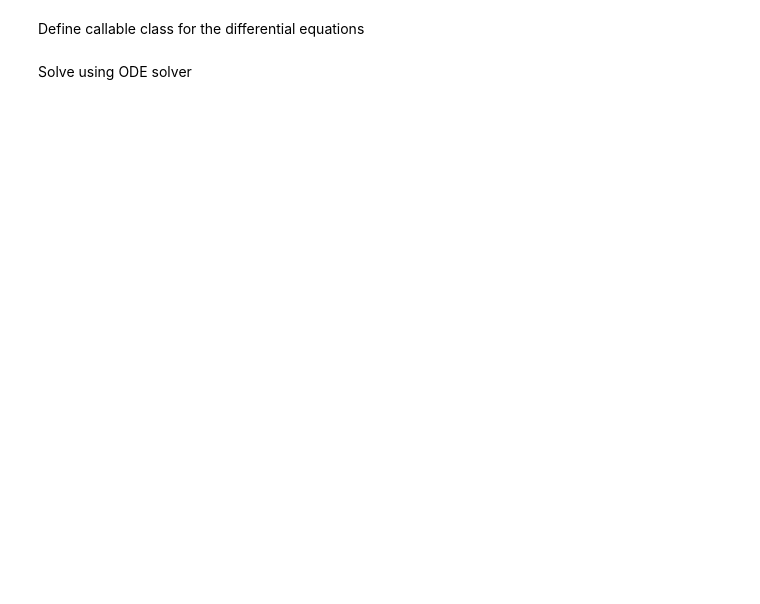
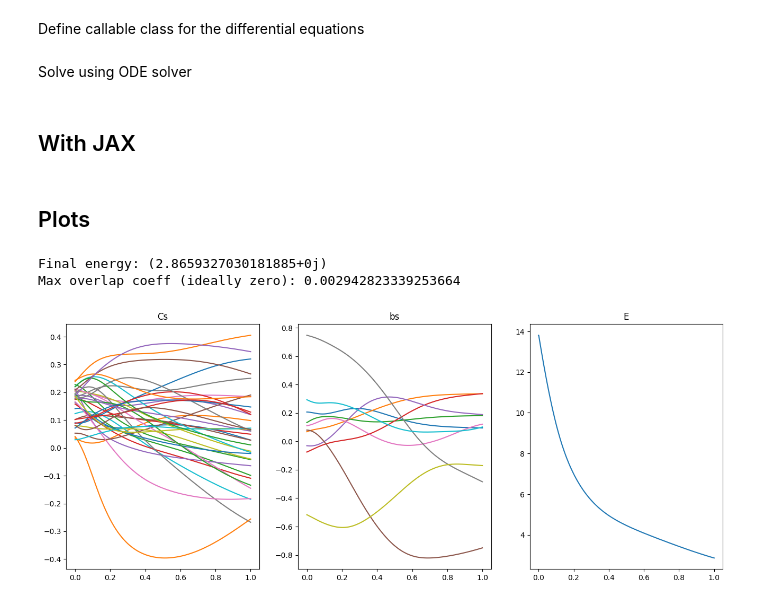
Before and after one commit to leoskar/mctdhf, a Jupyter notebook: MCTDHF_fd_direct.ipynb, the cells around one changed output. Cells and saved outputs as stored; diff of their text form; code cells hidden in the pictures; blank space fills up the shorter version.

```diff
--- a/MCTDHF_fd_direct.ipynb
+++ b/MCTDHF_fd_direct.ipynb
@@ -182,11 +247,9 @@ class MCDTHF_imaginary_time:
         self.num_slater_dets = num_alpha_dets*num_beta_dets
         self.C_shape = (num_alpha_dets, num_beta_dets)
 
-        self.dCI = SemiDirectCI(np.zeros((num_mctdhf_orbitals,)*2),
-                            np.zeros((num_mctdhf_orbitals,)*4),
-                            self.num_mctdhf_orbitals,
-                            num_alpha_electrons,
-                            num_beta_electrons)
+        self.dCI = SemiDirectCI(self.num_mctdhf_orbitals,
+                                num_alpha_electrons,
+                                num_beta_electrons)
 
 
     def __call__(self, t, y):
@@ -203,18 +266,18 @@ class MCDTHF_imaginary_time:
         g_4 = contract('ip, iqrs -> pqrs', bc, g_3)
         g_5 = contract('ip, pqrs -> iqrs', b, g_4)
 
-
-        self.dCI.update_electron_integrals(h_2, g_4)
         D, d = self.dCI.get_RDMs(C.reshape(self.C_shape))
         #D_inv = np.linalg.pinv(D)
         # Regularize
-        eps = 1e-3
-        D_reg = D + eps*expm(-D/eps)
-        D_inv = pinvh(D_reg)
+        #eps = 1e-10
+        #D_reg = D + eps*expm(-D/eps)
+        D_inv = np.linalg.pinv(D)#_reg)
+        #D_inv = pinvh(D_reg)
 
         b_dot = -(h_1 - h_3 + contract('np, pqrs, iqrs -> in', D_inv, d, g_3-g_5))
 
-        sigma = self.dCI.get_sigma(C.reshape(self.C_shape)).flatten()
+        #sigma = self.dCI.get_sigma_equal_spins(C.reshape(self.C_shape)).flatten()
+        sigma = self.dCI.get_sigma(C.reshape(self.C_shape), h_2, g_4).flatten()
 
         ## "Renormalization" from (127) in Beck et al. rewritten to direct CI
         #E = self.dCI.calculate_energy_from_RDMs(D,d)
@@ -230,6 +293,8 @@ Solve using ODE solver
 mctdhf_fun = MCDTHF_imaginary_time(h, g, num_mctdhf_orbitals, num_spatial_orbitals, num_alpha_electrons, num_beta_electrons)
 
 y_init = Cb_to_y(C_init, b_init)
+#y_init = Cb_to_y(C_f, b_f)
+
 
 Cs = [C_init]
 bs = [b_init]
@@ -240,15 +305,15 @@ g_2 = contract('jq, ls, ijkl -> iqks', b_init.conj(), b_init, g)
 g_3 = contract('kr, iqks -> iqrs', b_init, g_2)
 g_4 = contract('ip, iqrs -> pqrs', b_init.conj(), g_3)
 
-dCI = SemiDirectCI(h_2, g_4, num_mctdhf_orbitals, num_alpha_electrons, num_beta_electrons)
+dCI = SemiDirectCI(num_mctdhf_orbitals, num_alpha_electrons, num_beta_electrons)
 
-E_init = dCI.calculate_energy(C_init.reshape(num_mctdhf_alpha_dets, num_mctdhf_beta_dets))
+E_init = dCI.calculate_energy(C_init.reshape(num_mctdhf_alpha_dets, num_mctdhf_beta_dets), h_2, g_4)
 Es = [E_init]
 
 t_init = 0
 t_final = 5.0
-solver = DOP853(mctdhf_fun, t_init, y_init, t_final, max_step = 1e-2)
-#solver = RK45(mctdhf_fun, t_init, y_init, t_final, max_step = 1e-2)
+#solver = DOP853(mctdhf_fun, t_init, y_init, t_final, max_step = 1e-2)
+solver = RK45(mctdhf_fun, t_init, y_init, t_final, max_step = 1e-2)
 #solver = RK23(mctdhf_fun, t_init, y_init, t_final, max_step = 0.001)
 
 while solver.status == 'running':
@@ -258,7 +323,6 @@ while solver.status == 'running':
     # Normalize every step during imaginary time prop
     C = np.divide(C, np.sqrt(C.T.conj()@C))
 
-    # Might be better to move this renormalization to inside the mctdhf_func?
     b = np.divide(b, np.sqrt(np.einsum('ij, ij -> j', b.conj(), b)))
     b = gram_schmidt(b)
     bc = b.conj()
@@ -270,8 +334,7 @@ while solver.status == 'running':
     g_3 = contract('kr, iqks -> iqrs', b, g_2)
     g_4 = contract('ip, iqrs -> pqrs', bc, g_3)
 
-    dCI.update_electron_integrals(h_2, g_4)
-    E = dCI.calculate_energy(C.reshape(num_mctdhf_alpha_dets, num_mctdhf_beta_dets))
+    E = dCI.calculate_energy(C.reshape(num_mctdhf_alpha_dets, num_mctdhf_beta_dets), h_2, g_4)
 
     Es.append(E)
     Cs.append(C)
@@ -281,3 +344,5 @@ while solver.status == 'running':
 else:
     if solver.status != 'finished':
         raise(RuntimeError(msg))
+# %% [markdown]
+## With JAX
@@ -284,31 +498,38 @@ else:
+# %% [markdown]
+## Plots
 # %%
-C_f, b_f = y_to_Cb(solver.y, num_mctdhf_orbitals, num_spatial_orbitals, num_mctdhf_dets)
+#C_f, b_f = y_to_Cb(solver.y, num_mctdhf_orbitals, num_spatial_orbitals, num_mctdhf_dets)
+C_f, b_f = y_to_Cb(y, num_mctdhf_orbitals, num_spatial_orbitals, num_mctdhf_dets)
 #print(f"Final b =\n{b_f}")
 #print(f"Final C =\n{C_f}")
 #print(f"Energy: {Es[-1]}")
 #print(f"Energy deviation =\n{Es[-1]-E_exact}")
 print(f"Final energy: {Es[-1]}")
 
 #print(f"Overlap matrix for final b:\n{b_f.T@b_f}")
 
 print(f"Max overlap coeff (ideally zero): {np.abs(np.max(b_f.T@b_f-np.eye(num_mctdhf_orbitals)))}")
 
 
 b_arr = np.array(bs)
 Es = np.array(Es)
 Cs = np.array(Cs)
-t = np.linspace(t_init, solver.t, len(Cs))
+t = np.linspace(0, dt*num_steps, len(Cs))
 
 fig, axs = plt.subplots(1, 3, figsize=(16,6))
 axs[0].plot(t, np.real(Cs))
 axs[0].set_title('Cs')
 axs[1].plot(t, np.real(b_arr.reshape(b_arr.shape[0],*b_init.shape)[:,:,0]))
 axs[1].set_title('bs')
 #ax[2].plot(t, E_exact*np.ones_like(Es), 'k--')
 axs[2].plot(t, np.real(Es))
 axs[2].set_title('E')
 
-for ax in axs:
-    ax.set_xlim(right=t_final)
+# for ax in axs:
+#     ax.set_xlim(right=t_final)
 
 plt.show()
+# %% [output]
+Final energy: (2.8659327030181885+0j)
+Max overlap coeff (ideally zero): 0.002942823339253664
+[figure, added]
```
Also changed, not shown: parts of 19 cells of this notebook, 1 other file.
